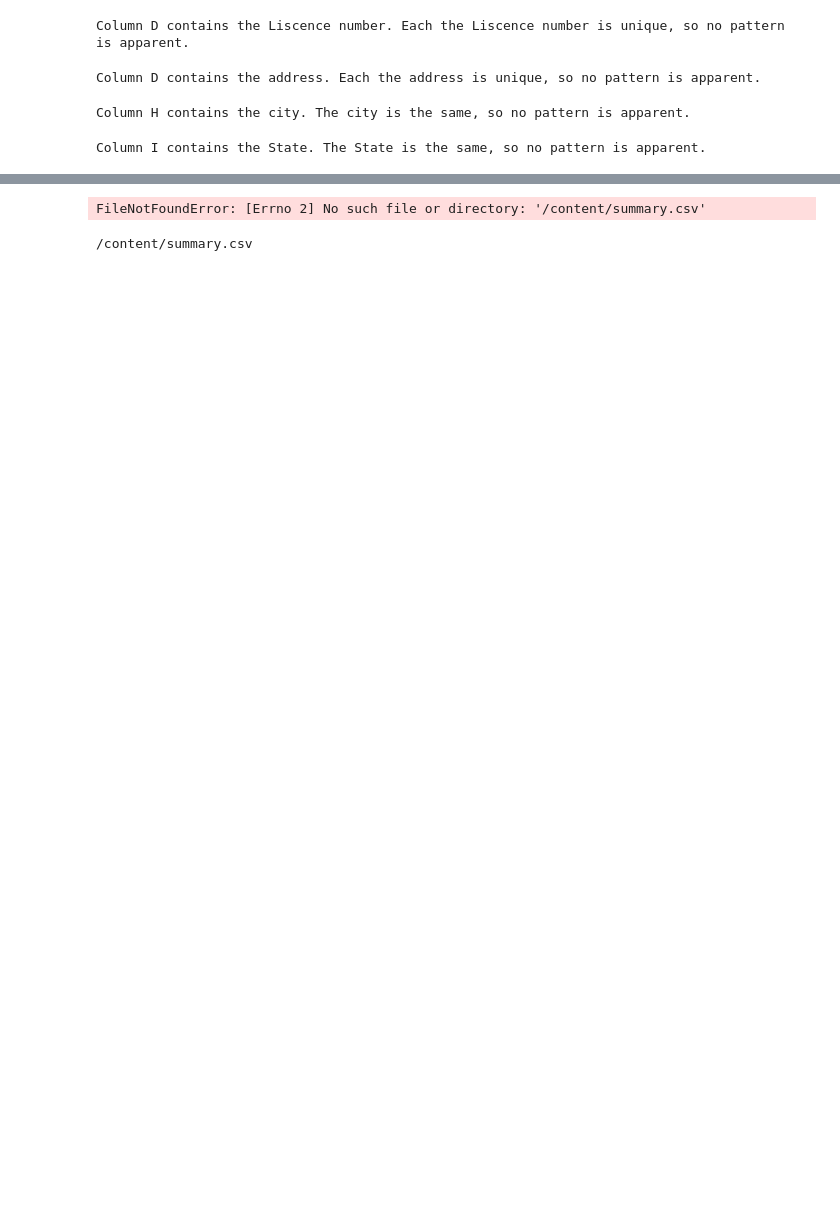
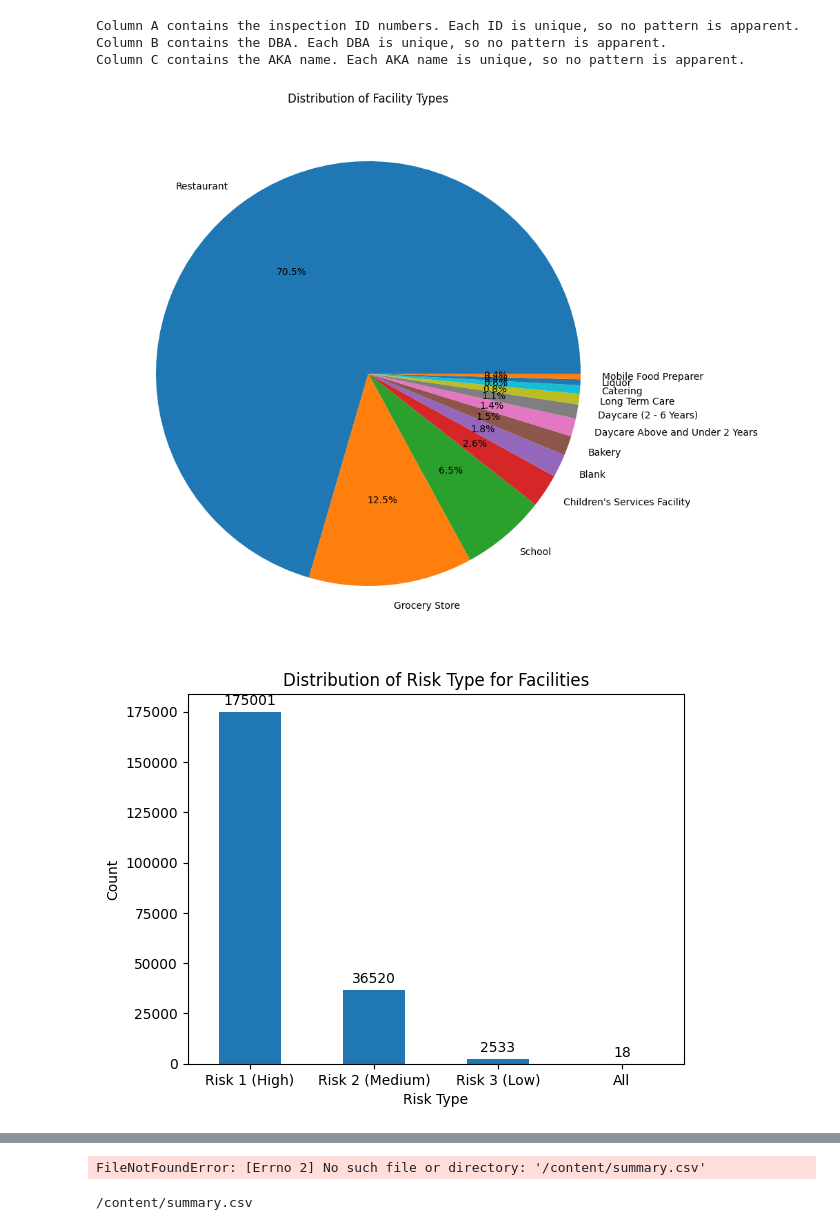
Before and after one commit to idanm-commiting/Sanitation-Project, a Jupyter notebook: Juan's Work.ipynb, the cells around one changed output, grey strips where cells are left out. Cells and saved outputs as stored; diff of their text form; code cells hidden in the pictures; blank space fills up the shorter version.

```diff
--- a/Juan's Work.ipynb
+++ b/Juan's Work.ipynb
@@ -22,16 +4,0 @@ Column C contains the AKA name. Each AKA name is unique, so no pattern is appare
-# %%
-print("Column D contains the Liscence number. Each the Liscence number is unique, so no pattern is apparent.")
-# %% [output]
-Column D contains the Liscence number. Each the Liscence number is unique, so no pattern is apparent.
-# %%
-print("Column G contains the address. Each the address is unique, so no pattern is apparent.")
-# %% [output]
-Column D contains the address. Each the address is unique, so no pattern is apparent.
-# %%
-print("Column H contains the city. The city is the same, so no pattern is apparent.")
-# %% [output]
-Column H contains the city. The city is the same, so no pattern is apparent.
-# %%
-print("Column I contains the State. The State is the same, so no pattern is apparent.")
-# %% [output]
-Column I contains the State. The State is the same, so no pattern is apparent.
@@ -39,0 +5,49 @@ print("Column J contains the Zip code. The city is the same, so no pattern is ap
+# %%
+url_one= "https://raw.githubusercontent.com/idanm-commiting/Sanitation-Project/main/Food_Inspections_part_1.zip"
+url_two="https://raw.githubusercontent.com/idanm-commiting/Sanitation-Project/main/Food_Inspections_part_2a.zip"
+url_three="https://raw.githubusercontent.com/idanm-commiting/Sanitation-Project/main/Food_Inspections_part_2b.zip"
+url_four="https://raw.githubusercontent.com/idanm-commiting/Sanitation-Project/main/Food_Inspections_part_3.zip"
+DataFrame12= pd.read_csv(url_one, compression = "zip")
+print("Column A contains the inspection ID numbers. Each ID is unique, so no pattern is apparent.")
+print("Column B contains the DBA. Each DBA is unique, so no pattern is apparent.")
+print("Column C contains the AKA name. Each AKA name is unique, so no pattern is apparent.")
+
+import pandas as pd
+import matplotlib.pyplot as plt
+DataFrame12 = pd.concat([pd.read_csv(url, compression="zip", low_memory=False) for url in [url_one, url_two, url_three, url_four]], ignore_index=True)
+counts = DataFrame12["Facility Type"].fillna("Blank").str.strip().replace("", "Blank").value_counts()
+counts[counts >= 1000].plot.pie(autopct="%1.1f%%", figsize=(10, 10), title="Distribution of Facility Types", ylabel="")
+plt.show()
+
+
+DataFrame12 = pd.concat([pd.read_csv(url, compression="zip", low_memory=False) for url in [url_one, url_two, url_three, url_four]], ignore_index=True)
+ax = DataFrame12.loc[DataFrame12["Facility Type"].str.strip().str.lower() == "restaurant", "Risk"].value_counts().plot.bar(title="Distribution of Risk Type for Facilities",
+    xlabel="Risk Type", ylabel="Count", rot=0)
+ax.bar_label(ax.containers[0], padding=3);
+
+
+import pandas as pd
+import matplotlib.pyplot as plt
+DataFrame12 = pd.concat([pd.read_csv(url, compression="zip", low_memory=False) for url in [url_one, url_two, url_three, url_four]], ignore_index=True)
+counts = DataFrame12["Zip"].dropna().astype(str).str.replace(r"\.0$", "", regex=True).value_counts().sort_index()
+counts = counts[counts >= 1500]
+plt.figure(figsize=(14, 5))
+plt.scatter(counts.index, counts.values)
+plt.title("Inspection Count by ZIP Code")
+plt.xlabel("ZIP Code")
+plt.ylabel("Number of Inspections")
+plt.xticks(rotation=90)
+plt.tight_layout()
+plt.show()
+
+
+print("Column D contains the Liscence number. Each the Liscence number is unique, so no pattern is apparent.")
+print("Column G contains the address. Each the address is unique, so no pattern is apparent.")
+print("Column H contains the city. The city is the same, so no pattern is apparent.")
+print("Column I contains the State. The State is the same, so no pattern is apparent.")
+# %% [output]
+Column A contains the inspection ID numbers. Each ID is unique, so no pattern is apparent.
+Column B contains the DBA. Each DBA is unique, so no pattern is apparent.
+Column C contains the AKA name. Each AKA name is unique, so no pattern is apparent.
+[figure, added]
+[figure, added]
```
Also changed, not shown: parts of 7 cells of this notebook.
